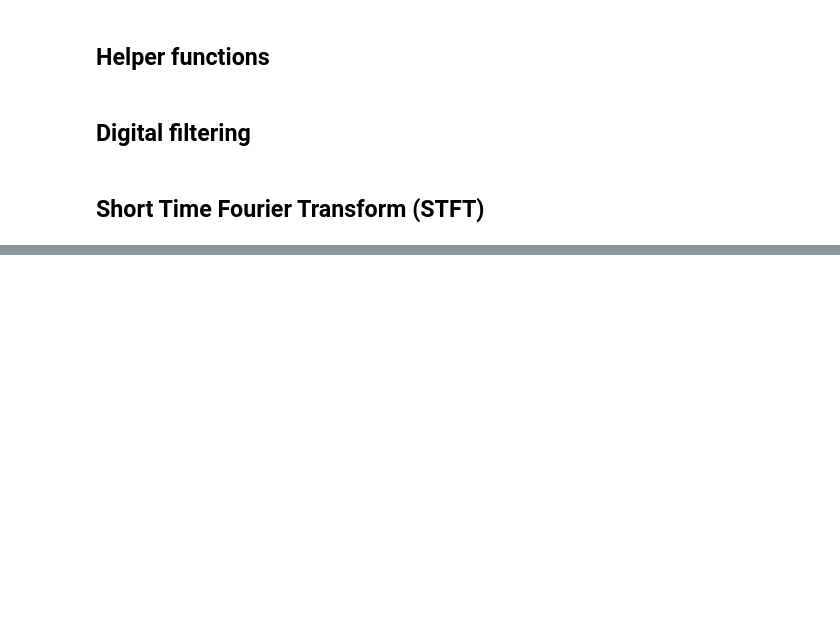
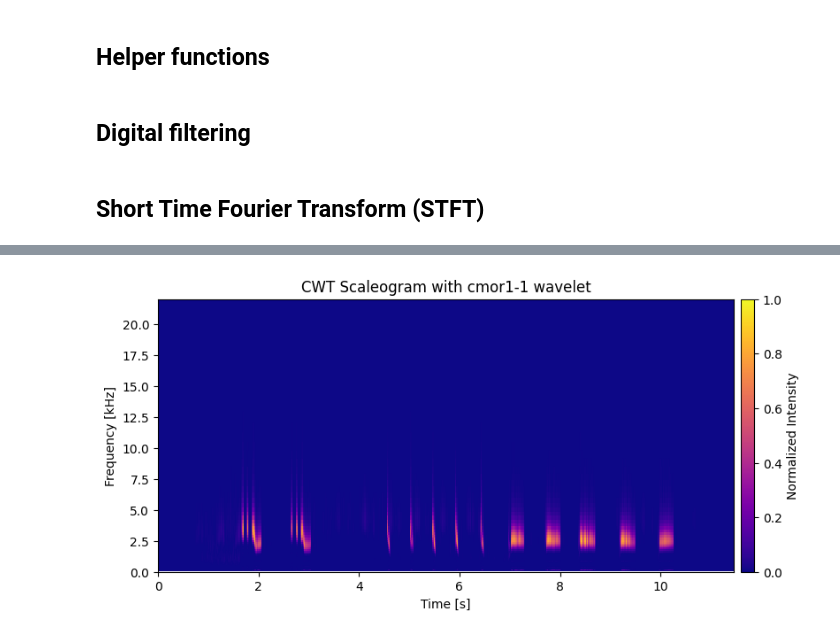
Before and after one commit to NJurquet/spectrobird, a Jupyter notebook: bird_songs_analysis.ipynb, the cells around one changed output, grey strips where cells are left out. Drawn from its saved outputs; the diff is of its cells as text; code cells hidden in the pictures; blank space fills up the shorter version.

```diff
--- a/bird_songs_analysis.ipynb
+++ b/bird_songs_analysis.ipynb
@@ -194,0 +208,24 @@ plt.show()
+# %%
+# logarithmic scale for wavelet scales
+scales = np.geomspace(1, 1024, num=100)
+# compute CWT
+coeffs, freqs = pywt.cwt(audio_list[0][2], scales, wavelet, sampling_period=1 / sr)
+# take absolute value of complex result
+coeffs = np.abs(coeffs[:, :-1])
+coeffs /= np.max(coeffs)  # normalize
+# get times from the CWT signal
+times_cwt = np.arange(coeffs.shape[1]) / sr
+# %%
+spec_scale, spec_unit = format_unit_scale(np.max(freqs))
+
+plt.figure(figsize=(10, 4))
+im = plt.pcolormesh(times_cwt, freqs / spec_scale, coeffs, cmap="plasma")
+plt.colorbar(im, pad=0.01, label="Normalized Intensity")
+# plt.yscale("log")
+plt.ylim(0, sr / 2 / spec_scale)
+plt.xlabel("Time [s]")
+plt.ylabel(f"Frequency [{spec_unit}Hz]")
+plt.title(f"CWT Scaleogram with {wvlet_name} wavelet")
+plt.show()
+# %% [output]
+[figure, added]
```
Also changed, not shown: parts of 4 cells of this notebook.
